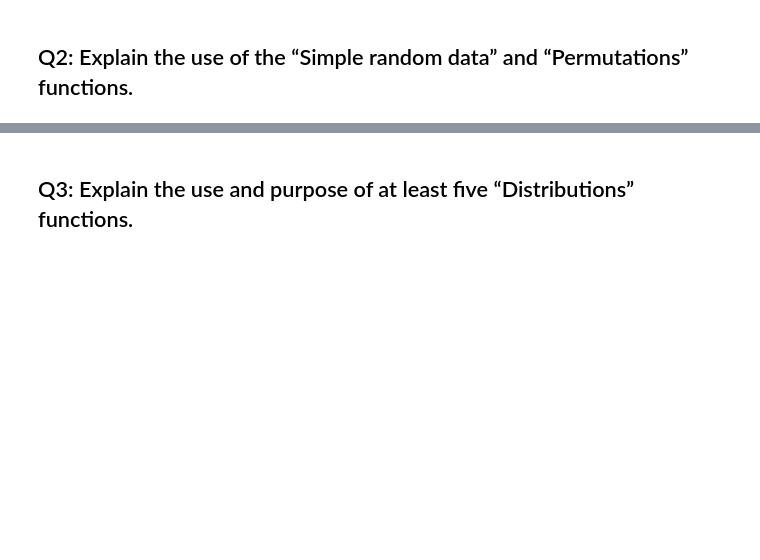
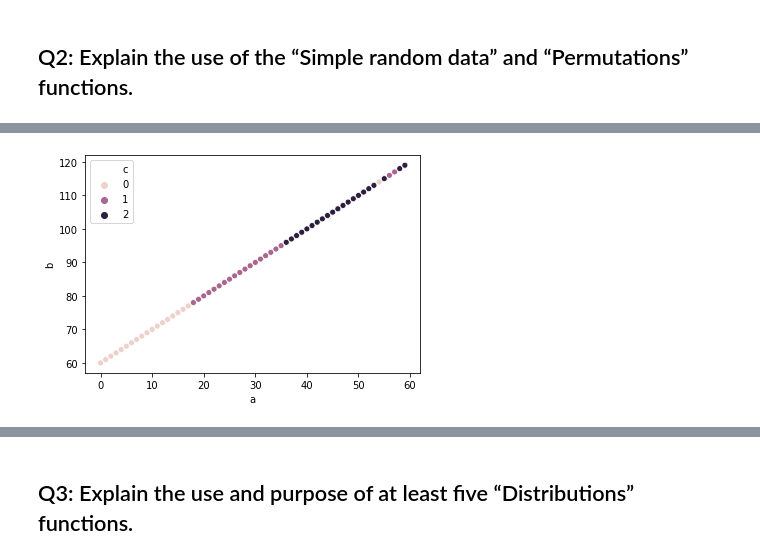
Before and after one commit to PJFinnerty/52465-Assignment, a Jupyter notebook: Practical Assignment.ipynb, the cells around one changed output, grey strips where cells are left out. Saved outputs shown, nothing was run; the diff lists cells and outputs as text; code cells hidden in the pictures; blank space fills up the shorter version.

```diff
--- a/Practical Assignment.ipynb
+++ b/Practical Assignment.ipynb
@@ -542,0 +530,35 @@ stat = sns.scatterplot(x="a", y="b", hue= "c", data=df)
+# %%
+# Creat 2 1-d arrays, the first 1-60 and the second 60-120
+a =np.arange(start=0, stop=60, step=1)
+b =np.arange(start=60, stop=120, step=1)
+
+# Create an array of numbers 0, 1 and 2 to provide a
+# variable to distinguish rows of data when put in a plot
+c = np.array([[0, 0, 0], [0, 0, 0], [0, 0, 0],
+              [0, 0, 0], [0, 0, 0], [0, 0, 0],
+              [1, 1, 1], [1, 1, 1], [1, 1, 1],
+              [1, 1, 1], [1, 1, 1], [1, 1, 1],
+              [2, 2, 2], [2, 2, 2], [2, 2, 2],
+              [2, 2, 2], [2, 2, 2], [2, 2, 2],
+              [0, 2, 1], [1, 2, 2]])
+
+# Create df1 using ravel(), this will contain no
+# permuted data
+df1 = pd.DataFrame({'a': a.ravel(), 'b': b.ravel(),
+                    'c': c.ravel()})
+
+# Use permutation() to jumble the elements of 'c'
+c2 = rng.permutation(c)
+# Create df2 with the permuted variable 'c2'
+df2 = pd.DataFrame({'a': a.ravel(), 'b': b.ravel(),
+                    'c': c2.ravel()})
+
+# Now permute 'b' and add b2 to another, df3, with 'c2'
+b2 = rng.permutation(b)
+df3 = pd.DataFrame({'a': a.ravel(), 'b': b2.ravel(),
+                    'c': c2.ravel()})
+
+# Finally permute a and 'a2' to df4 with 'b2' and 'c2'
+a2 = rng.permutation(a)
+df4 = pd.DataFrame({'a': a2.ravel(), 'b': b2.ravel(),
+                    'c': c2.ravel()})
@@ -542,0 +568,4 @@ stat = sns.scatterplot(x="a", y="b", hue= "c", data=df)
+# %%
+perm_plot = sns.scatterplot(x="a", y="b", hue= "c", data=df1)
+# %% [output]
+[figure, added]
```
Also changed, not shown: parts of 148 cells of this notebook, 2 other files.
